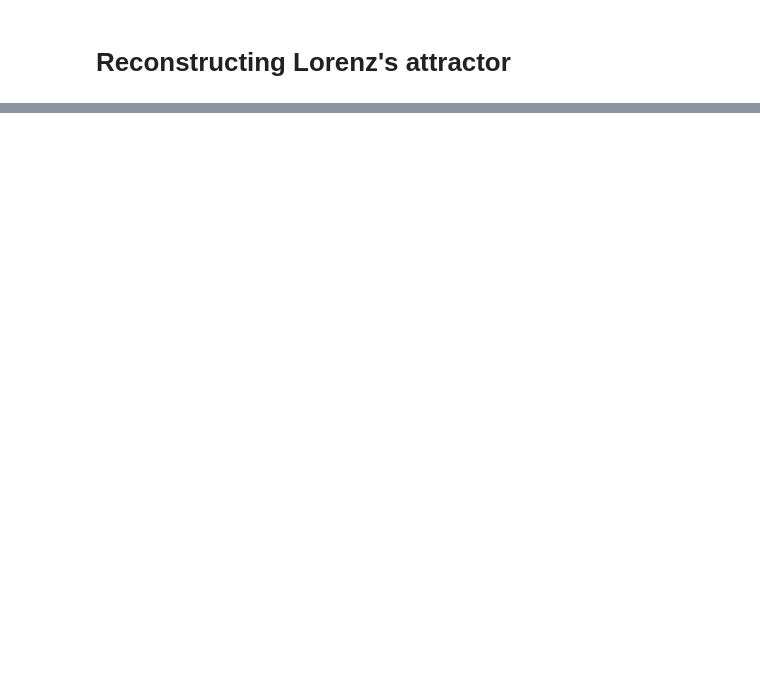
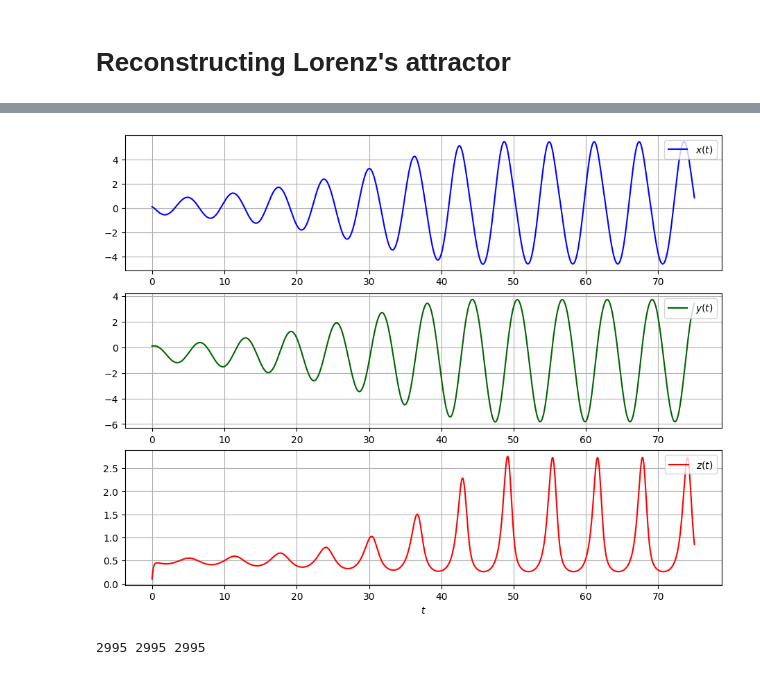
Before and after one commit to Yolonek/NonlinearDynamics, a Jupyter notebook: L5-ReconstructingAttractor.ipynb, the cells around one changed output, grey strips where cells are left out. Drawn from its saved outputs; the diff is of its cells as text; code cells hidden in the pictures; blank space fills up the shorter version.

```diff
--- a/L5-ReconstructingAttractor.ipynb
+++ b/L5-ReconstructingAttractor.ipynb
@@ -61,0 +135,8 @@ _=axes.set(xlabel=f'${x_n}$', ylabel=f'${x_n_plus1}$',
+# %%
+t, a, b, c = sp.symbols('t a b c')
+x = sp.Function('x')(t)
+y = sp.Function('y')(t)
+z = sp.Function('z')(t)
+
+x_eq = sp.Eq(x.diff(t), -y - z)
+x_eq
@@ -61,0 +145,3 @@ _=axes.set(xlabel=f'${x_n}$', ylabel=f'${x_n_plus1}$',
+# %%
+y_eq = sp.Eq(y.diff(t), x + a*y)
+y_eq
@@ -61,0 +150,3 @@ _=axes.set(xlabel=f'${x_n}$', ylabel=f'${x_n_plus1}$',
+# %%
+z_eq = sp.Eq(z.diff(t), b + z*(x - c))
+z_eq
@@ -61,0 +155,11 @@ _=axes.set(xlabel=f'${x_n}$', ylabel=f'${x_n_plus1}$',
+# %%
+a_val, b_cal, c_val = sp.Rational(2, 10), sp.Rational(2, 10), sp.Rational(57, 10)
+y_eq = y_eq.subs(a, a_val)
+z_eq = z_eq.subs([(b, b_val), (c, c_val)])
+expressions = [x_eq.rhs, y_eq.rhs, z_eq.rhs]
+t_0, n, dT = 0, 3000, 1/40
+t_range = np.arange(n + 1) * dT
+initial_point = (0.1, 0.1, 0.1)
+t_, solution = solve_numerically_system_of_equations(
+    expressions, [x, y, z], t, t_range, t_0, initial_point
+)
@@ -61,0 +173,17 @@ _=axes.set(xlabel=f'${x_n}$', ylabel=f'${x_n_plus1}$',
+# %%
+figure, axes = plt.subplots(3, 1, layout='constrained', figsize=(9, 7))
+for sol, color, ax, func in zip(solution, ['blue', 'darkgreen', 'red'], figure.axes, [x, y, z]):
+    ax.plot(t_range, sol, color=color, label=f'${func}$')
+    ax.grid()
+    ax.legend(loc='upper right')
+_=axes[-1].set(xlabel=f'${t}$')
+# %% [output]
+[figure, added]
+# %%
+x_values = solution[0]
+x_values_0 = x_values[:-6]
+x_values_3 = x_values[3:-3]
+x_values_6 = x_values[6:]
+print(len(x_values_0), len(x_values_3), len(x_values_6))
+# %% [output]
+2995 2995 2995
```
Also changed, not shown: parts of 18 cells of this notebook.
